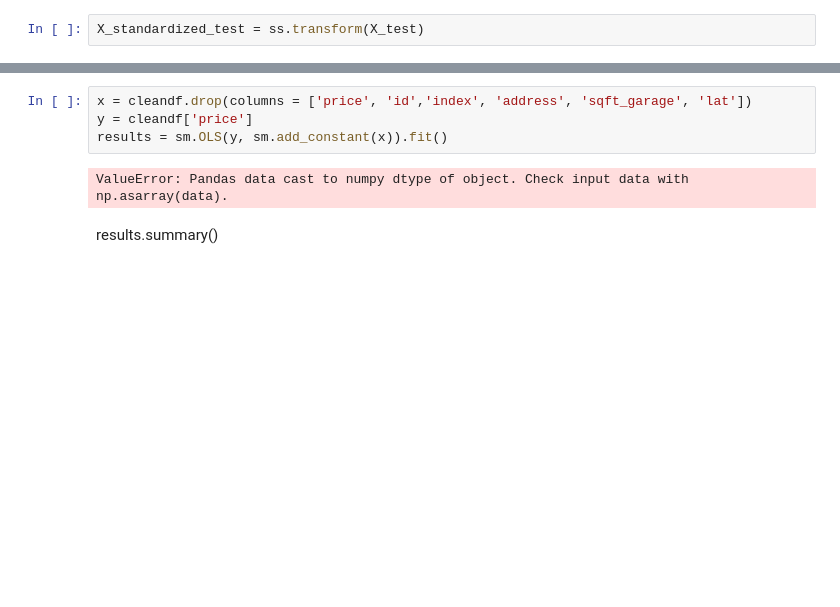
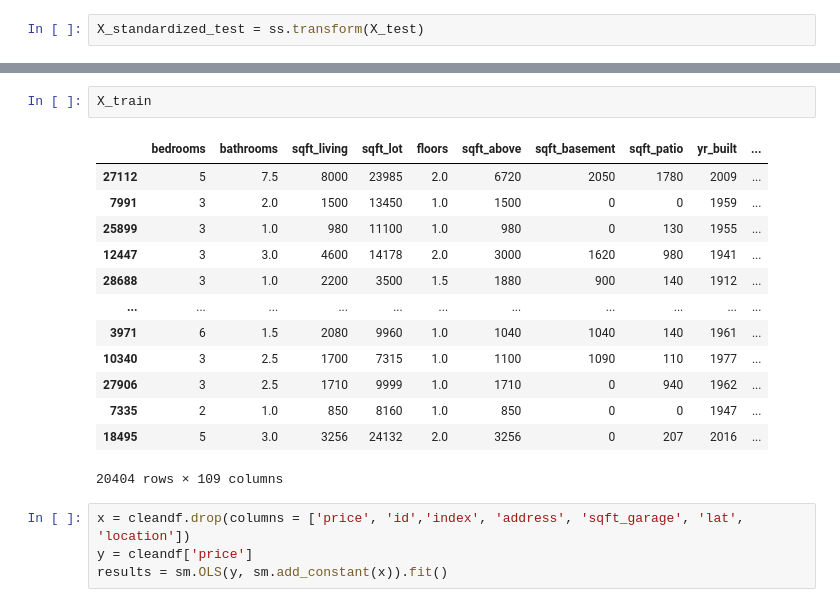
Before and after one commit to ewestrich/King-County-House-Sales, a Jupyter notebook: Daniel/project 2 .ipynb, the cells around one changed output, grey strips where cells are left out. Cells and saved outputs as stored; diff of their text form; blank space fills up the shorter version.

```diff
--- a/Daniel/project 2 .ipynb
+++ b/Daniel/project 2 .ipynb
@@ -403,10 +306,22 @@ mean_absolute_error(y_pred, y_test)
 # %% [output]
 262864.2332892041
+# %%
+X_train
+# %% [output]
+|  | bedrooms | bathrooms | sqft_living | sqft_lot | floors | sqft_above | sqft_basement | sqft_patio | yr_built | ... |
+| 27112 | 5 | 7.5 | 8000 | 23985 | 2.0 | 6720 | 2050 | 1780 | 2009 | ... |
+| 7991 | 3 | 2.0 | 1500 | 13450 | 1.0 | 1500 | 0 | 0 | 1959 | ... |
+| 25899 | 3 | 1.0 | 980 | 11100 | 1.0 | 980 | 0 | 130 | 1955 | ... |
+| 12447 | 3 | 3.0 | 4600 | 14178 | 2.0 | 3000 | 1620 | 980 | 1941 | ... |
+| 28688 | 3 | 1.0 | 2200 | 3500 | 1.5 | 1880 | 900 | 140 | 1912 | ... |
+| ... | ... | ... | ... | ... | ... | ... | ... | ... | ... | ... |
+| 3971 | 6 | 1.5 | 2080 | 9960 | 1.0 | 1040 | 1040 | 140 | 1961 | ... |
+| 10340 | 3 | 2.5 | 1700 | 7315 | 1.0 | 1100 | 1090 | 110 | 1977 | ... |
+| 27906 | 3 | 2.5 | 1710 | 9999 | 1.0 | 1710 | 0 | 940 | 1962 | ... |
+| 7335 | 2 | 1.0 | 850 | 8160 | 1.0 | 850 | 0 | 0 | 1947 | ... |
+| 18495 | 5 | 3.0 | 3256 | 24132 | 2.0 | 3256 | 0 | 207 | 2016 | ... |
+20404 rows × 109 columns
 # %%
-x = cleandf.drop(columns = ['price', 'id','index', 'address', 'sqft_garage', 'lat'])
+x = cleandf.drop(columns = ['price', 'id','index', 'address', 'sqft_garage', 'lat', 'location'])
 y = cleandf['price']
 results = sm.OLS(y, sm.add_constant(x)).fit()
-# %% [output]
-ValueError: Pandas data cast to numpy dtype of object. Check input data with np.asarray(data).
-# %% [markdown]
- results.summary()
```
Also changed, not shown: parts of 11 cells of this notebook.
